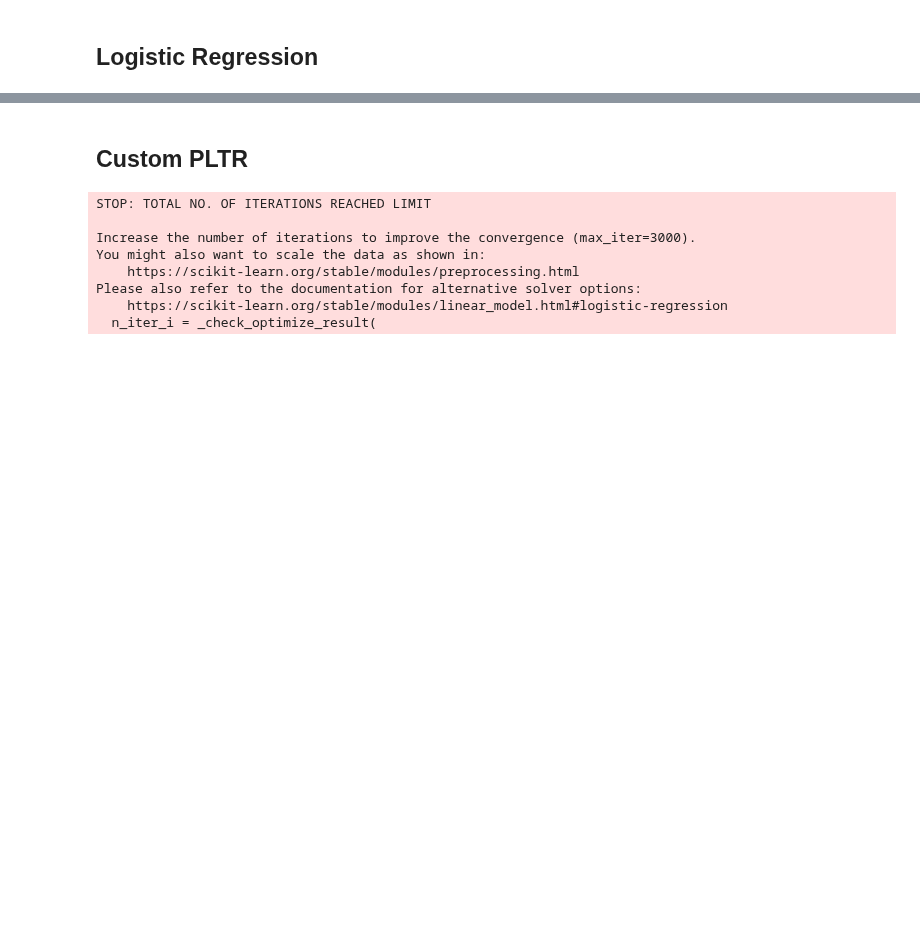
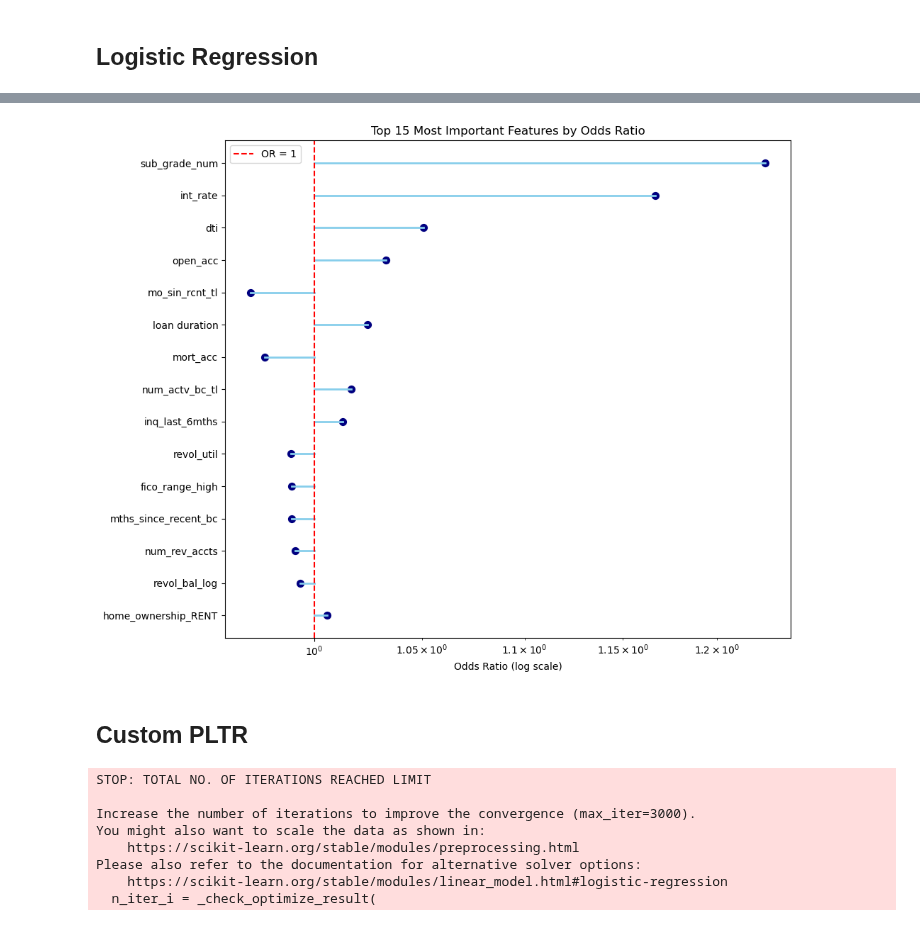
Before and after one commit to maximotk/explainable-credit-scoring, a Jupyter notebook: step4/surrogate.ipynb, the cells around one changed output, grey strips where cells are left out. Saved outputs shown, nothing was run; the diff lists cells and outputs as text; code cells hidden in the pictures; blank space fills up the shorter version.

```diff
--- a/step4/surrogate.ipynb
+++ b/step4/surrogate.ipynb
@@ -111,2 +51,6 @@ plt.show()
+# %%
+plot_odds_ratio(logreg.coef_[0], X_encoded.columns)
+# %% [output]
+[figure, added]
 # %% [markdown]
 ## Custom PLTR
```
Also changed, not shown: parts of 25 cells of this notebook, 1 other file.
